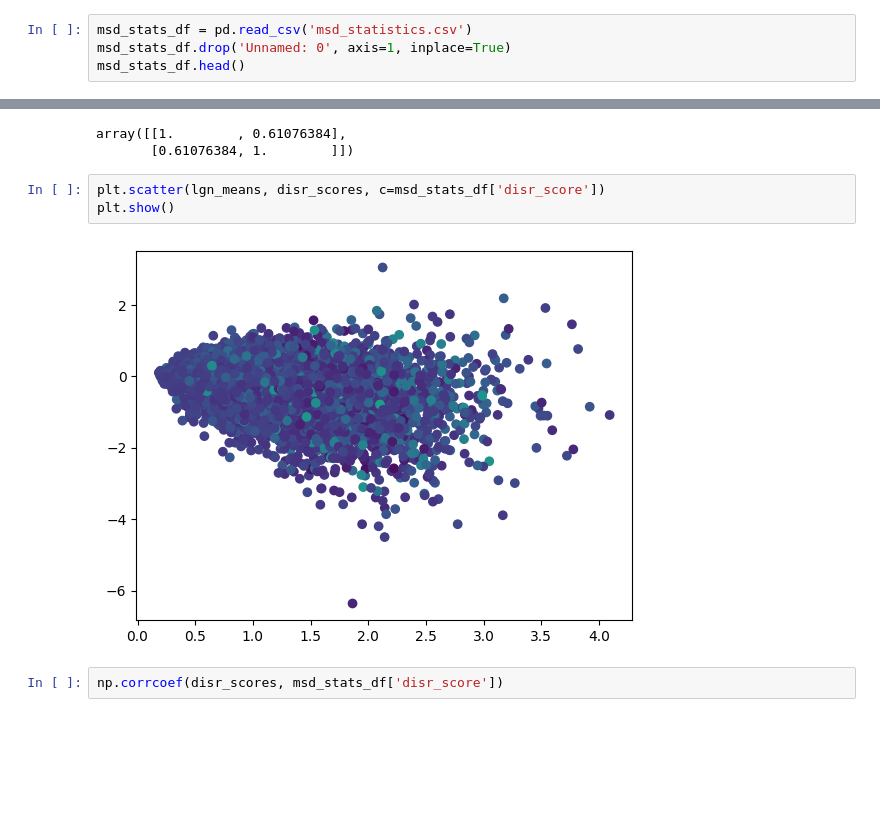
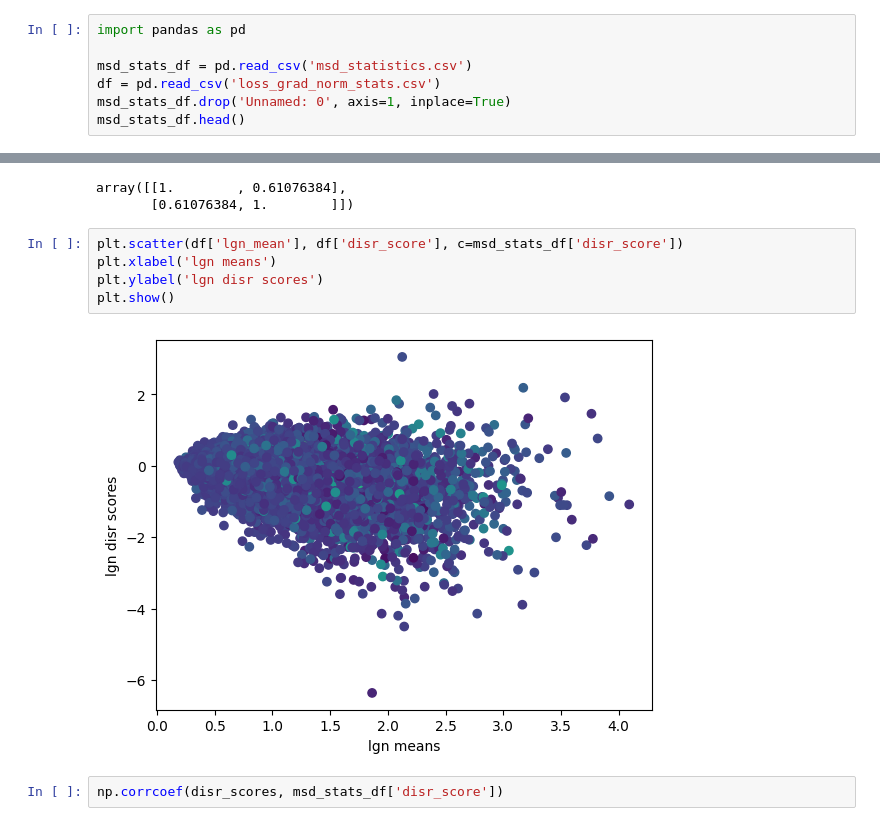
Before and after one commit to Natifick/Unsupervisely-Hard, a Jupyter notebook: loss_experiment.ipynb, the cells around one changed output, grey strips where cells are left out. Saved outputs shown, nothing was run; the diff lists cells and outputs as text; blank space fills up the shorter version.

```diff
--- a/loss_experiment.ipynb
+++ b/loss_experiment.ipynb
@@ -258,7 +256,10 @@ array([[ 1.        ,  0.91111006, -0.39107956],
 # %% [markdown]
 ## 3. Correlation with msd statistics
 # %%
+import pandas as pd
+
 msd_stats_df = pd.read_csv('msd_statistics.csv')
+df = pd.read_csv('loss_grad_norm_stats.csv')
 msd_stats_df.drop('Unnamed: 0', axis=1, inplace=True)
 msd_stats_df.head()
 # %% [output]
@@ -289,10 +294,12 @@ np.corrcoef(lgn_stds, msd_stats_df['msd_mean'])
 array([[1.        , 0.61076384],
        [0.61076384, 1.        ]])
 # %%
-plt.scatter(lgn_means, disr_scores, c=msd_stats_df['disr_score'])
+plt.scatter(df['lgn_mean'], df['disr_score'], c=msd_stats_df['disr_score'])
+plt.xlabel('lgn means')
+plt.ylabel('lgn disr scores')
 plt.show()
 # %% [output]
-[figure, old version]
+[figure, new version]
 # %%
 np.corrcoef(disr_scores, msd_stats_df['disr_score'])
 # %% [output]
```
Also changed, not shown: parts of 6 cells of this notebook.
